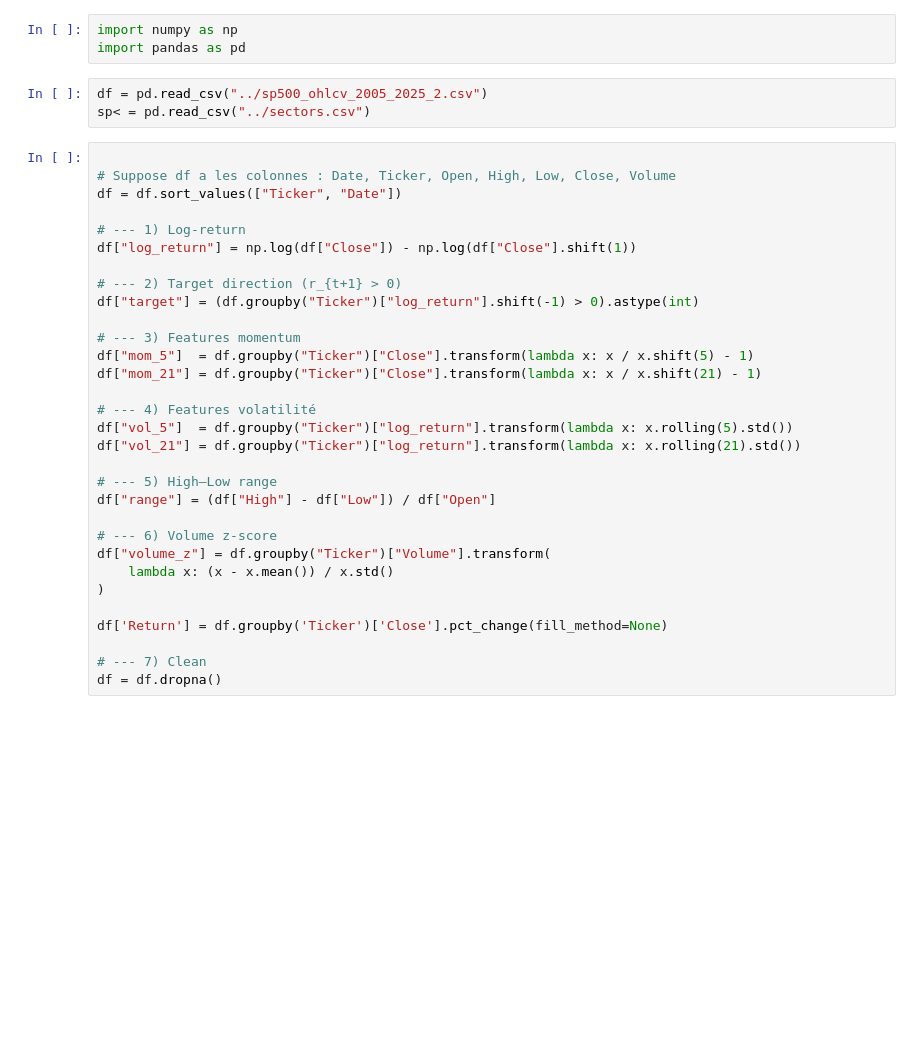
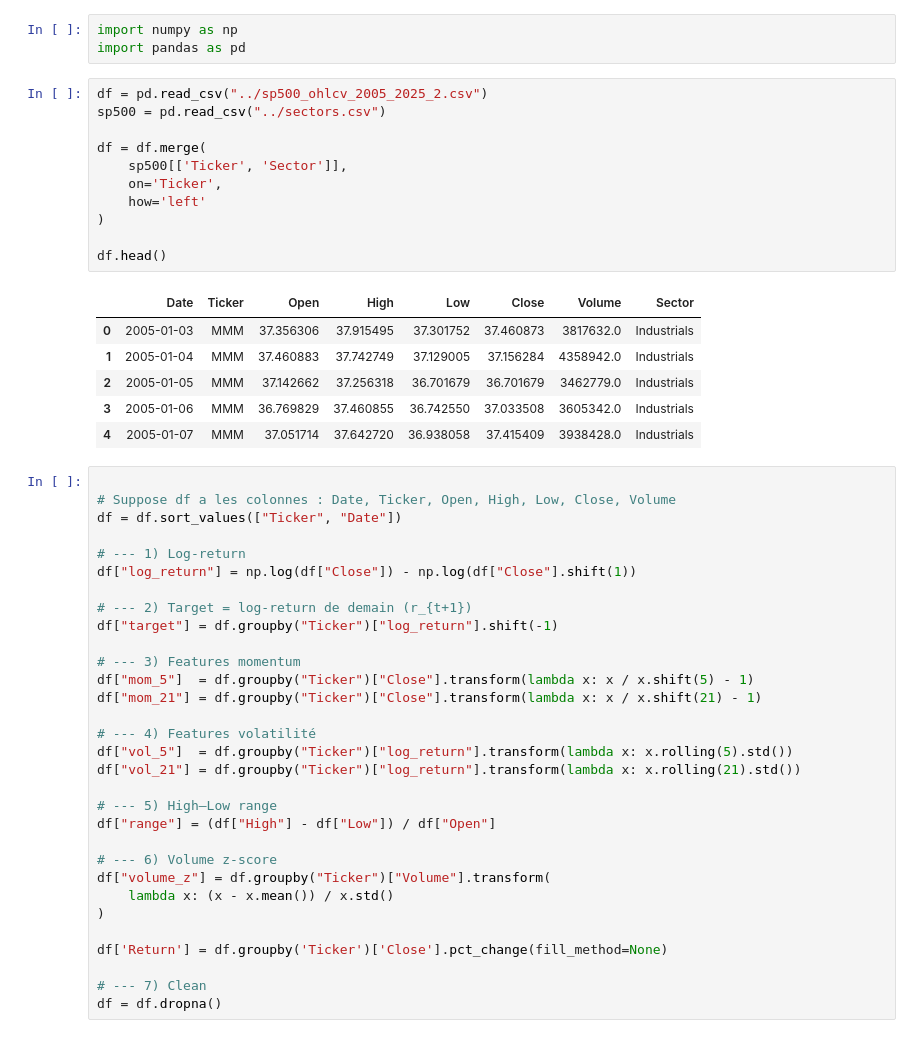
Before and after one commit to diabitbol/alpha-ranking-benchmark, a Jupyter notebook: modelisation/exp3.ipynb, the cells around one changed output. Cells and saved outputs as stored; diff of their text form; blank space fills up the shorter version.

```diff
--- a/modelisation/exp3.ipynb
+++ b/modelisation/exp3.ipynb
@@ -3,7 +3,22 @@ import numpy as np
 import pandas as pd
 # %%
 df = pd.read_csv("../sp500_ohlcv_2005_2025_2.csv")
-sp< = pd.read_csv("../sectors.csv")
+sp500 = pd.read_csv("../sectors.csv")
+
+df = df.merge(
+    sp500[['Ticker', 'Sector']],
+    on='Ticker',
+    how='left'
+)
+
+df.head()
+# %% [output]
+|  | Date | Ticker | Open | High | Low | Close | Volume | Sector |
+| 0 | 2005-01-03 | MMM | 37.356306 | 37.915495 | 37.301752 | 37.460873 | 3817632.0 | Industrials |
+| 1 | 2005-01-04 | MMM | 37.460883 | 37.742749 | 37.129005 | 37.156284 | 4358942.0 | Industrials |
+| 2 | 2005-01-05 | MMM | 37.142662 | 37.256318 | 36.701679 | 36.701679 | 3462779.0 | Industrials |
+| 3 | 2005-01-06 | MMM | 36.769829 | 37.460855 | 36.742550 | 37.033508 | 3605342.0 | Industrials |
+| 4 | 2005-01-07 | MMM | 37.051714 | 37.642720 | 36.938058 | 37.415409 | 3938428.0 | Industrials |
 # %%
 
 # Suppose df a les colonnes : Date, Ticker, Open, High, Low, Close, Volume
@@ -12,8 +27,8 @@ df = df.sort_values(["Ticker", "Date"])
 # --- 1) Log-return
 df["log_return"] = np.log(df["Close"]) - np.log(df["Close"].shift(1))
 
-# --- 2) Target direction (r_{t+1} > 0)
-df["target"] = (df.groupby("Ticker")["log_return"].shift(-1) > 0).astype(int)
+# --- 2) Target = log-return de demain (r_{t+1})
+df["target"] = df.groupby("Ticker")["log_return"].shift(-1)
 
 # --- 3) Features momentum
 df["mom_5"]  = df.groupby("Ticker")["Close"].transform(lambda x: x / x.shift(5) - 1)
```
Also changed, not shown: parts of 7 cells of this notebook.
